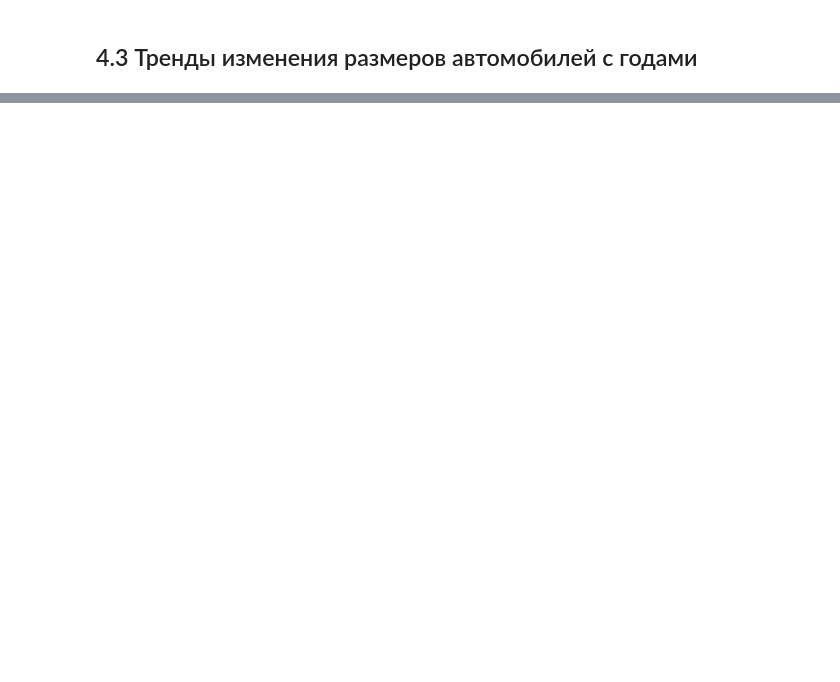
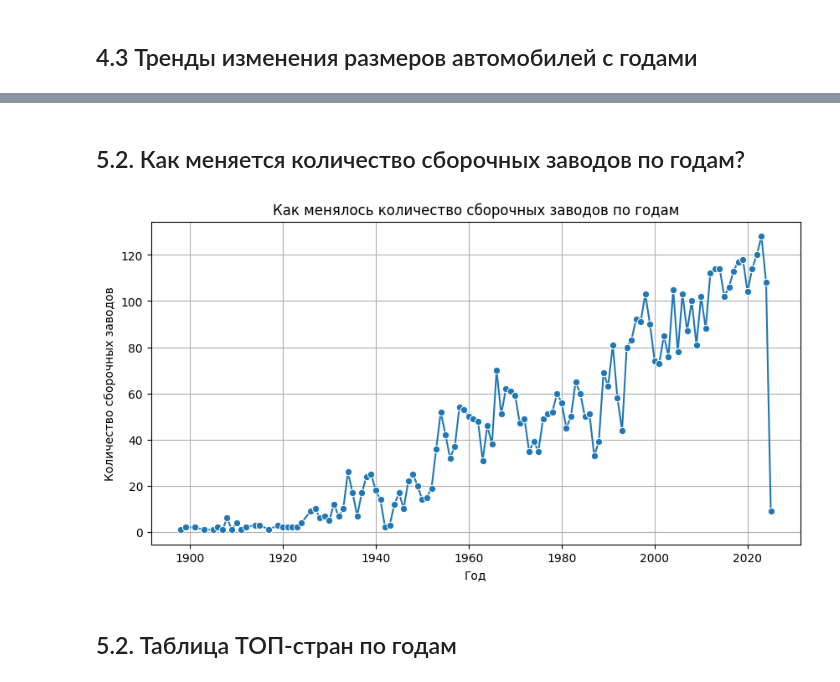
Before and after one commit to AntonS86/wiki-scraper, a Jupyter notebook: notebooks/data_exploration.ipynb, the cells around one changed output, grey strips where cells are left out. Cells and saved outputs as stored; diff of their text form; code cells hidden in the pictures; blank space fills up the shorter version.

```diff
--- a/notebooks/data_exploration.ipynb
+++ b/notebooks/data_exploration.ipynb
@@ -371,0 +463,26 @@ plt.show()
+# %% [markdown]
+## 5.2. Как меняется количество сборочных заводов по годам?
+# %%
+with sqlite3.connect(db_path) as conn:
+    query = """
+    SELECT v.production_start_year, COUNT(a.vehicle_id) AS assembly_count
+    FROM assemblies a
+    JOIN vehicles v ON a.vehicle_id = v.id
+    WHERE v.production_start_year IS NOT NULL
+    GROUP BY v.production_start_year
+    ORDER BY v.production_start_year
+    """
+    df_assembly_trends = pd.read_sql(query, conn)
+
+# Визуализация трендов
+plt.figure(figsize=(10, 5))
+sns.lineplot(x=df_assembly_trends["production_start_year"], y=df_assembly_trends["assembly_count"], marker="o")
+plt.xlabel("Год")
+plt.ylabel("Количество сборочных заводов")
+plt.title("Как менялось количество сборочных заводов по годам")
+plt.grid(True)
+plt.show()
+# %% [output]
+[figure, added]
+# %% [markdown]
+## 5.2. Таблица ТОП-стран по годам
```
Also changed, not shown: parts of 16 cells of this notebook, 1 other file.
